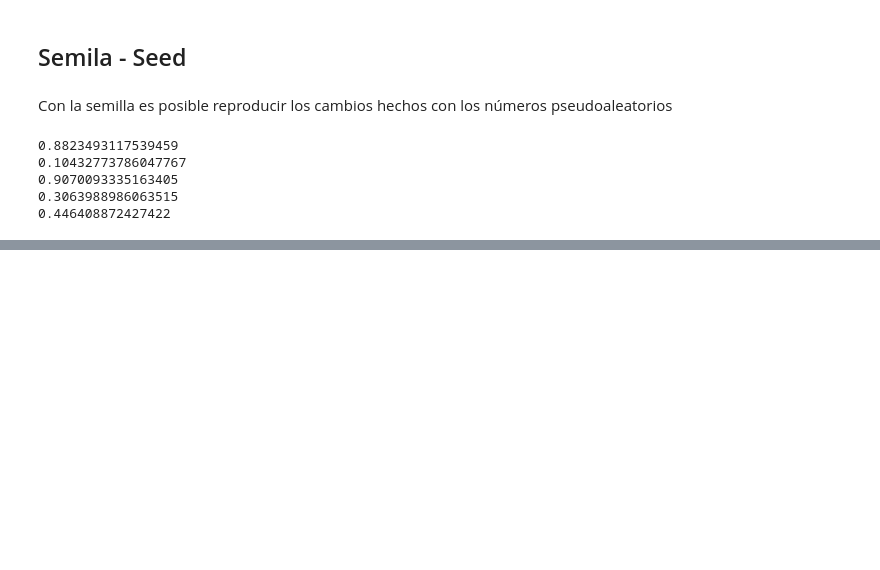
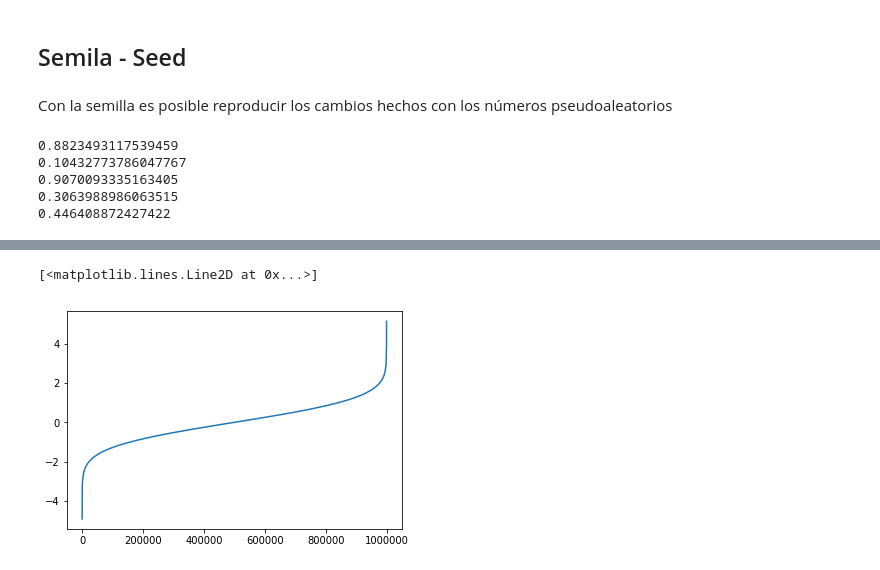
Before and after one commit to slopezv2/machilelearningpy, a Jupyter notebook: Seccion5.ipynb, the cells around one changed output, grey strips where cells are left out. Drawn from its saved outputs; the diff is of its cells as text; code cells hidden in the pictures; blank space fills up the shorter version.

```diff
--- a/Seccion5.ipynb
+++ b/Seccion5.ipynb
@@ -426,0 +471,6 @@ for i in range(5):
+# %%
+# Función de distribución acumulada
+plt.plot(x,sorted(data))
+# %% [output]
+[<matplotlib.lines.Line2D at 0x...>]
+[figure, added]
```
Also changed, not shown: parts of 17 cells of this notebook.
